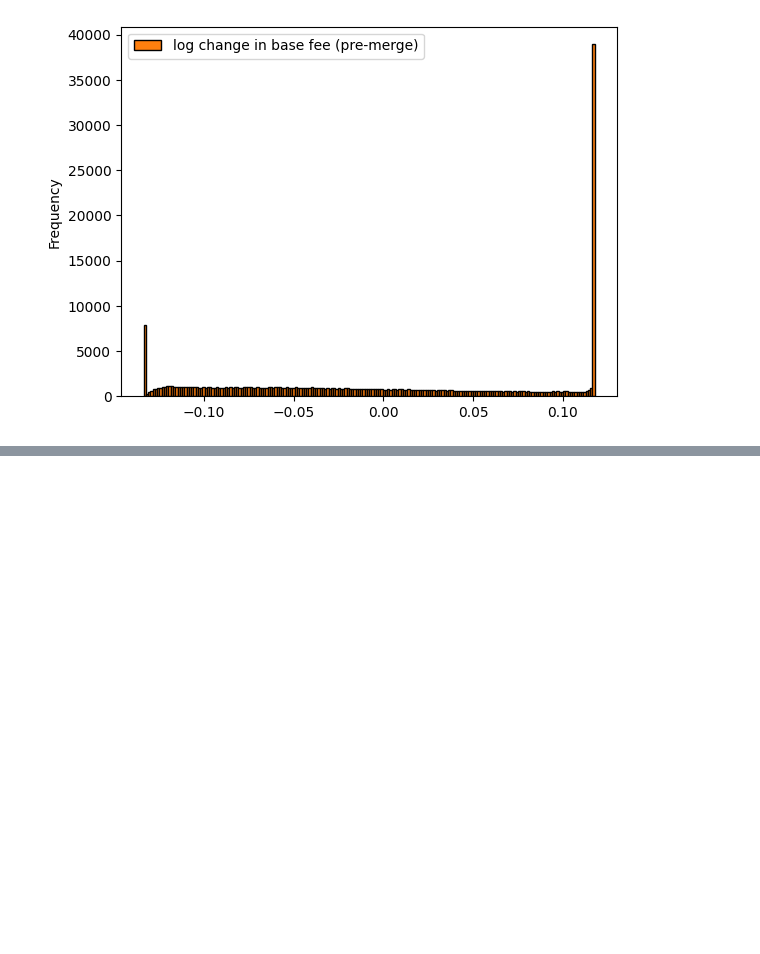
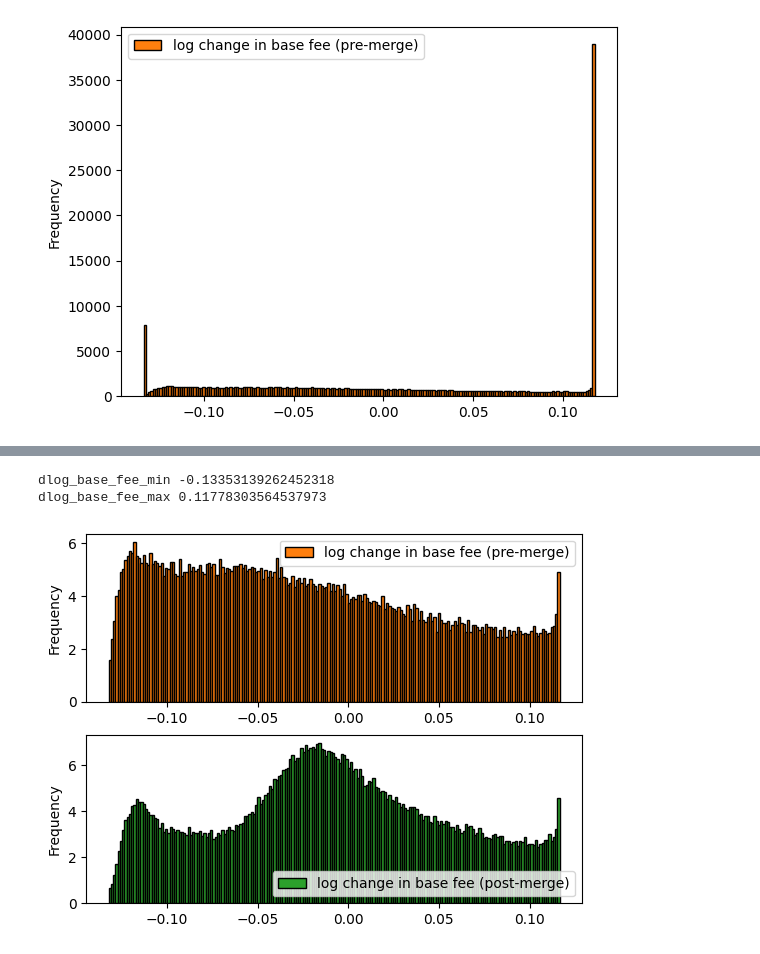
Before and after one commit to fmrmf/merge-challenge, a Jupyter notebook: notebook/blocks.ipynb, the cells around one changed output, grey strips where cells are left out. Drawn from its saved outputs; the diff is of its cells as text; code cells hidden in the pictures; blank space fills up the shorter version.

Commit message:
use density=True for log base fee change pdfs

```diff
--- a/notebook/blocks.ipynb
+++ b/notebook/blocks.ipynb
@@ -858,0 +837,22 @@ dlog_base_fee_max 0.11778303564537973
+# %%
+# subplots to make the image more impactful (side by side)
+fig, ax = plt.subplots(2, 1)
+
+dlog_base_fee_min = qb['dlog_base_fee_gwei'].min()
+dlog_base_fee_max = qb['dlog_base_fee_gwei'].max()
+
+print("dlog_base_fee_min", dlog_base_fee_min)
+print("dlog_base_fee_max", dlog_base_fee_max)
+
+# pre
+qb[(qb['number'] < merge_block_number) & (qb['dlog_base_fee_gwei'] > 0.99 * dlog_base_fee_min) & (qb['dlog_base_fee_gwei'] < 0.99 * dlog_base_fee_max)].plot(y='dlog_base_fee_gwei', kind='hist', bins=200, density=True, label='log change in base fee (pre-merge)', color='C1', edgecolor='k', ax=ax[0])
+
+# post
+qb[(qb['number'] >= merge_block_number) & (qb['dlog_base_fee_gwei'] > 0.99 * dlog_base_fee_min) & (qb['dlog_base_fee_gwei'] < 0.99 * dlog_base_fee_max)].plot(y='dlog_base_fee_gwei', kind='hist', bins=200, density=True, label='log change in base fee (post-merge)', color='C2', edgecolor='k', ax=ax[1])
+ax[1].legend(loc='lower right')
+
+fig.savefig('./assets/blocks/log_change_base_fees_pdf_no_extremes.png')
+# %% [output]
+dlog_base_fee_min -0.13353139262452318
+dlog_base_fee_max 0.11778303564537973
+[figure, added]
```
Also changed, not shown: parts of 63 cells of this notebook, 1 other file.
